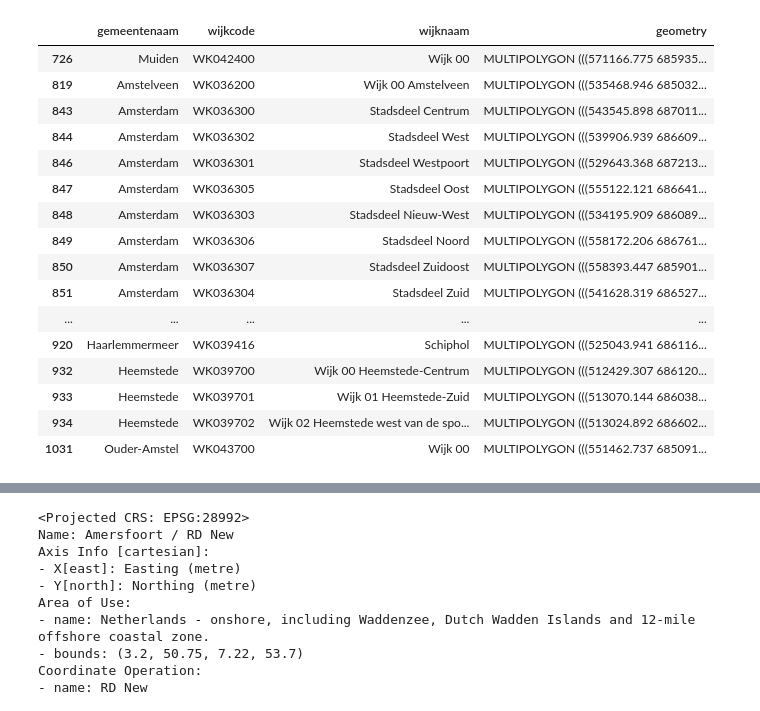
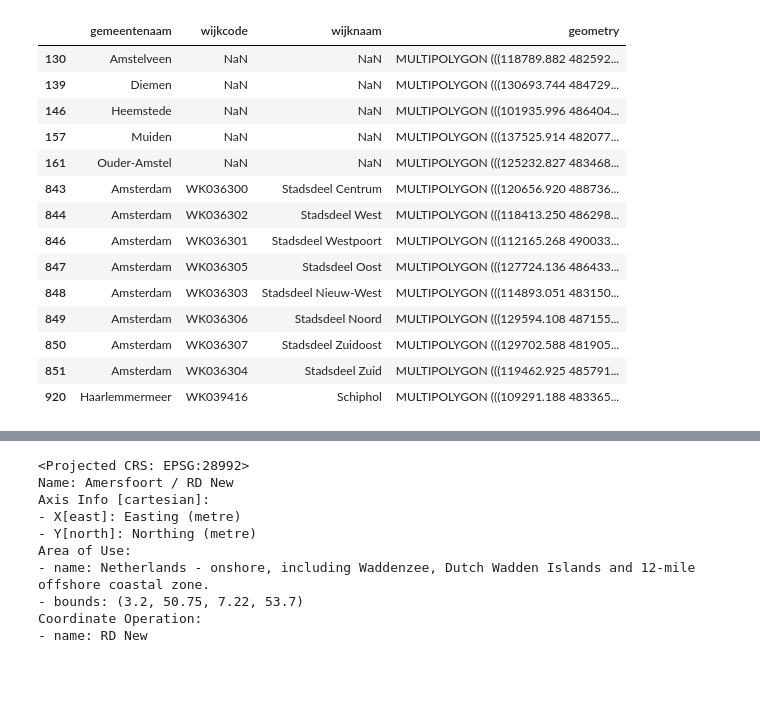
Before and after one commit to benplatten/UvA_DSP_Waternet, a Jupyter notebook: georegions.ipynb, the cells around one changed output, grey strips where cells are left out. Cells and saved outputs as stored; diff of their text form; code cells hidden in the pictures; blank space fills up the shorter version.

```diff
--- a/georegions.ipynb
+++ b/georegions.ipynb
@@ -13,5 +14,6 @@ pd.options.display.max_columns = None
 random_seed = 42
 # %%
 # Downloading data from PDOK for year of 2015
-geodata_url = "https://geodata.nationaalgeoregister.nl/wijkenbuurten2015/wfs?request=GetFeature&service=WFS&version=2.0.0&typeName=cbs_wijken_2015&outputFormat=json"
-geodata = gpd.read_file(geodata_url)
+geodata_municipility_url = "https://geodata.nationaalgeoregister.nl/wijkenbuurten2015/wfs?request=GetFeature&service=WFS&version=2.0.0&typeName=gemeenten2015&outputFormat=json"
+geodata_boroughs_url = "https://geodata.nationaalgeoregister.nl/wijkenbuurten2015/wfs?request=GetFeature&service=WFS&version=2.0.0&typeName=cbs_wijken_2015&outputFormat=json"
+geodata = gpd.read_file(geodata_municipility_url).append(gpd.read_file(geodata_boroughs_url))
@@ -28,6 +27,12 @@ geodata.head(3)
+# %%
+# Setting municipalities that are in scope, including Haarlemmermeer which contains Schiphol
+municipalities = ['Amstelveen', 'Diemen', 'Heemstede', 'Ouder-Amstel', 'Muiden']
+boroughs = ['Amsterdam', 'Haarlemmermeer']
+#municipalities = ['Amsterdam', 'Amstelveen', 'Diemen', 'Heemstede', 'Ouder-Amstel', 'Muiden', 'Haarlemmermeer']
 # %%
 # Filtering dataset based on regions that are in scope
-scope = geodata.loc[geodata.gemeentenaam.isin(municipalities)]
+scope = geodata.loc[(geodata.gemeentenaam.isin(municipalities) & geodata.wijkcode.isna()) | \
+    geodata.gemeentenaam.isin(boroughs) & geodata.wijkcode.notna()]
 scope[['gemeentenaam', 'wijkcode', 'wijknaam', 'geometry']]
 # %% [output]
 |  | gemeentenaam | wijkcode | wijknaam | geometry |
@@ -50,24 +55,22 @@ scope[['gemeentenaam', 'wijkcode', 'wijknaam', 'geometry']]
 # %%
 # Areas besides Schiphol in the municipality of Haarlemmermeer are out of scope
 scope = scope.loc[(scope.gemeentenaam != 'Haarlemmermeer') | (scope.wijknaam == 'Schiphol')]
 # Areas without wijknaam seem to be only concerning water
-scope = scope.loc[scope.wijknaam.notna()]
+scope = scope.loc[scope.water == 'NEE']
 scope[['gemeentenaam', 'wijkcode', 'wijknaam', 'geometry']]
 # %% [output]
 |  | gemeentenaam | wijkcode | wijknaam | geometry |
-| 726 | Muiden | WK042400 | Wijk 00 | MULTIPOLYGON (((571166.775 685935... |
-| 819 | Amstelveen | WK036200 | Wijk 00 Amstelveen | MULTIPOLYGON (((535468.946 685032... |
-| 843 | Amsterdam | WK036300 | Stadsdeel Centrum | MULTIPOLYGON (((543545.898 687011... |
-| 844 | Amsterdam | WK036302 | Stadsdeel West | MULTIPOLYGON (((539906.939 686609... |
-| 846 | Amsterdam | WK036301 | Stadsdeel Westpoort | MULTIPOLYGON (((529643.368 687213... |
-| 847 | Amsterdam | WK036305 | Stadsdeel Oost | MULTIPOLYGON (((555122.121 686641... |
-| 848 | Amsterdam | WK036303 | Stadsdeel Nieuw-West | MULTIPOLYGON (((534195.909 686089... |
-| 849 | Amsterdam | WK036306 | Stadsdeel Noord | MULTIPOLYGON (((558172.206 686761... |
-| 850 | Amsterdam | WK036307 | Stadsdeel Zuidoost | MULTIPOLYGON (((558393.447 685901... |
-| 851 | Amsterdam | WK036304 | Stadsdeel Zuid | MULTIPOLYGON (((541628.319 686527... |
-| ... | ... | ... | ... | ... |
-| 920 | Haarlemmermeer | WK039416 | Schiphol | MULTIPOLYGON (((525043.941 686116... |
-| 932 | Heemstede | WK039700 | Wijk 00 Heemstede-Centrum | MULTIPOLYGON (((512429.307 686120... |
-| 933 | Heemstede | WK039701 | Wijk 01 Heemstede-Zuid | MULTIPOLYGON (((513070.144 686038... |
-| 934 | Heemstede | WK039702 | Wijk 02 Heemstede west van de spo... | MULTIPOLYGON (((513024.892 686602... |
-| 1031 | Ouder-Amstel | WK043700 | Wijk 00 | MULTIPOLYGON (((551462.737 685091... |
+| 130 | Amstelveen | NaN | NaN | MULTIPOLYGON (((118789.882 482592... |
+| 139 | Diemen | NaN | NaN | MULTIPOLYGON (((130693.744 484729... |
+| 146 | Heemstede | NaN | NaN | MULTIPOLYGON (((101935.996 486404... |
+| 157 | Muiden | NaN | NaN | MULTIPOLYGON (((137525.914 482077... |
+| 161 | Ouder-Amstel | NaN | NaN | MULTIPOLYGON (((125232.827 483468... |
+| 843 | Amsterdam | WK036300 | Stadsdeel Centrum | MULTIPOLYGON (((120656.920 488736... |
+| 844 | Amsterdam | WK036302 | Stadsdeel West | MULTIPOLYGON (((118413.250 486298... |
+| 846 | Amsterdam | WK036301 | Stadsdeel Westpoort | MULTIPOLYGON (((112165.268 490033... |
+| 847 | Amsterdam | WK036305 | Stadsdeel Oost | MULTIPOLYGON (((127724.136 486433... |
+| 848 | Amsterdam | WK036303 | Stadsdeel Nieuw-West | MULTIPOLYGON (((114893.051 483150... |
+| 849 | Amsterdam | WK036306 | Stadsdeel Noord | MULTIPOLYGON (((129594.108 487155... |
+| 850 | Amsterdam | WK036307 | Stadsdeel Zuidoost | MULTIPOLYGON (((129702.588 481905... |
+| 851 | Amsterdam | WK036304 | Stadsdeel Zuid | MULTIPOLYGON (((119462.925 485791... |
+| 920 | Haarlemmermeer | WK039416 | Schiphol | MULTIPOLYGON (((109291.188 483365... |
```
Also changed, not shown: parts of 6 cells of this notebook.
